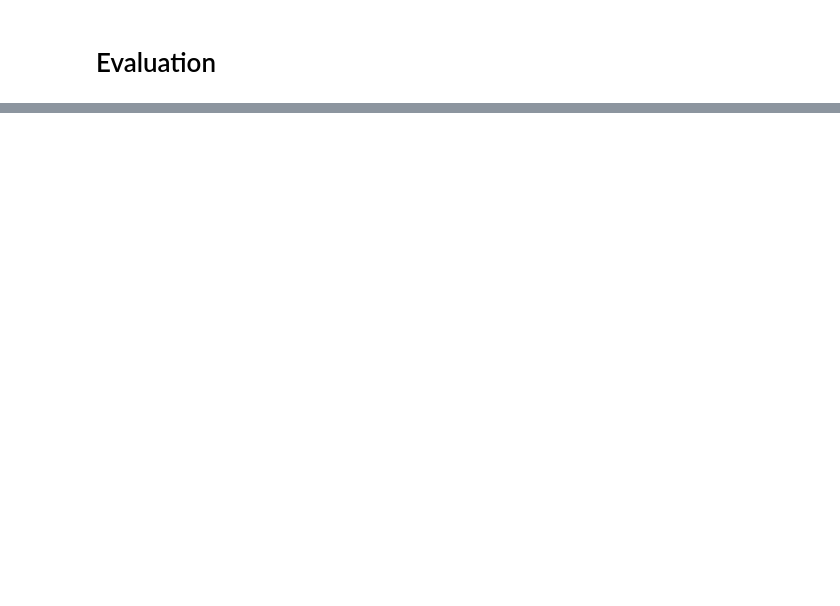
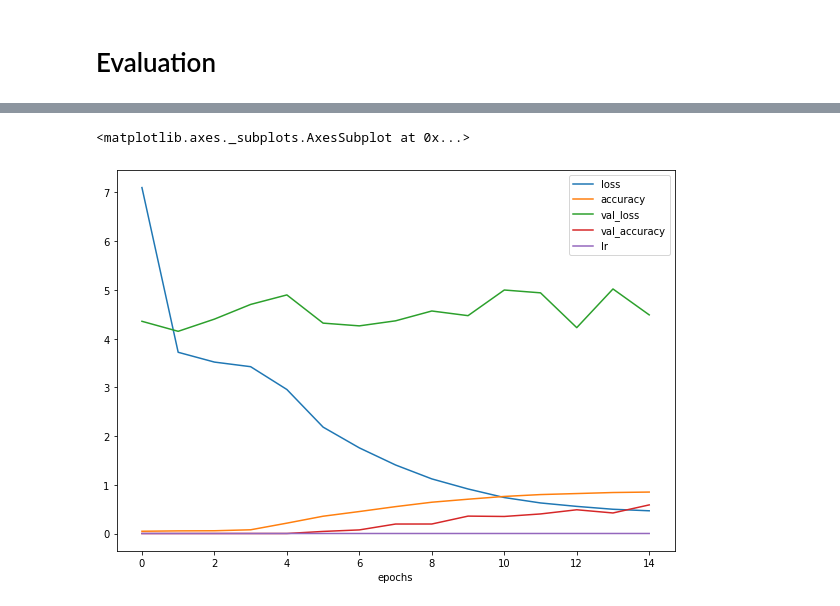
Before and after one commit to SimeonHristov99/AI_Traffic_Sign_Classifier_Tensorflow, a Jupyter notebook: traffic_sign_recognition.ipynb, the cells around one changed output, grey strips where cells are left out. Cells and saved outputs as stored; diff of their text form; code cells hidden in the pictures; blank space fills up the shorter version.

```diff
--- a/traffic_sign_recognition.ipynb
+++ b/traffic_sign_recognition.ipynb
@@ -254,0 +244,30 @@ model.evaluate(test_generator)
+# %%
+input_shape = X_train_batch[0].shape
+
+model = keras.models.Sequential([
+    keras.layers.Conv2D(16, kernel_size=5, activation='relu', padding='same', input_shape=input_shape),
+    keras.layers.Conv2D(16, kernel_size=5, activation='relu', padding='same'),
+    keras.layers.Conv2D(16, kernel_size=5, activation='relu', padding='same'),
+    keras.layers.BatchNormalization(),
+    keras.layers.MaxPool2D(),
+    keras.layers.Dropout(0.3),
+    keras.layers.Conv2D(32, kernel_size=5, activation='relu', padding='same'),
+    keras.layers.Conv2D(32, kernel_size=5, activation='relu', padding='same'),
+    keras.layers.Conv2D(32, kernel_size=5, activation='relu', padding='same'),
+    keras.layers.BatchNormalization(),
+    keras.layers.MaxPool2D(),
+    keras.layers.Dropout(0.3),
+    keras.layers.Flatten(),
+    keras.layers.Dropout(0.85),
+    keras.layers.Dense(CLASSES, activation='softmax')
+])
+
+model.compile(
+    optimizer=tf.keras.optimizers.Adam(),
+    loss='categorical_crossentropy',
+    metrics=['accuracy']
+)
+
+lr_scheduler = tf.keras.callbacks.LearningRateScheduler(lambda epoch: 1e-4 * 10**(epoch/20))
+
+model.summary()
@@ -254,0 +292,9 @@ model.evaluate(test_generator)
+# %%
+history = model.fit(
+    x=train_generator,
+    validation_data=val_generator,
+    steps_per_epoch = train_generator.samples // BATCH_SIZE,
+    validation_steps = val_generator.samples // BATCH_SIZE,
+    epochs = 15,
+    callbacks=[lr_scheduler]
+)
@@ -254,0 +319,5 @@ model.evaluate(test_generator)
+# %%
+pd.DataFrame(history.history).plot(figsize=(10, 7), xlabel='epochs')
+# %% [output]
+<matplotlib.axes._subplots.AxesSubplot at 0x...>
+[figure, added]
```
Also changed, not shown: parts of 18 cells of this notebook.
